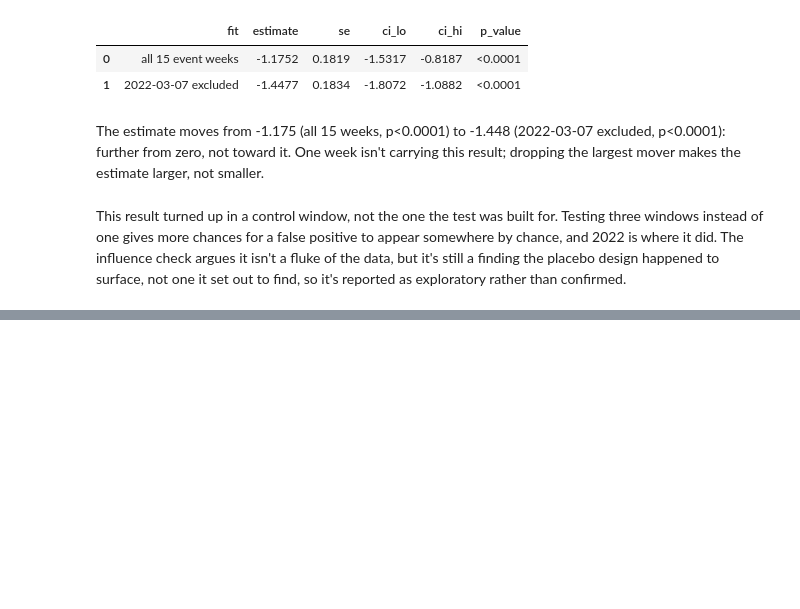
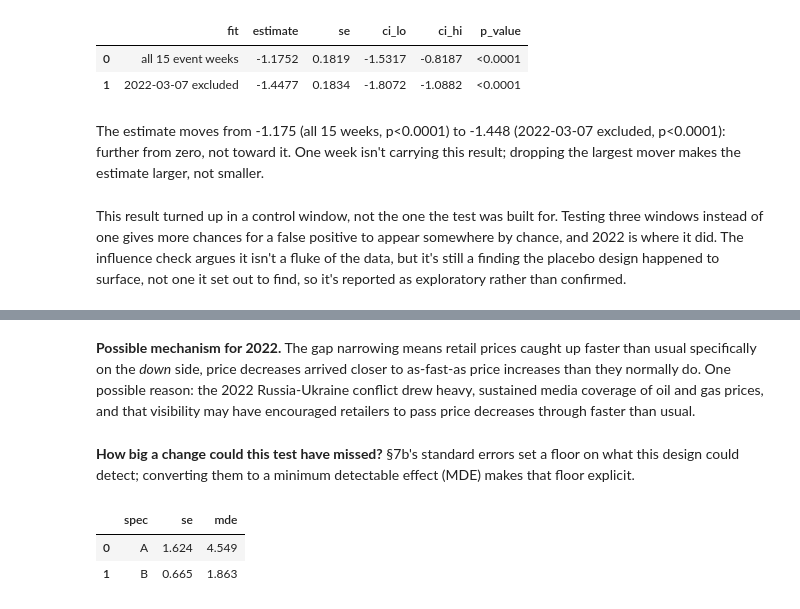
Before and after one commit to ElKuksi/gasoline-rockets-and-feathers, a Jupyter notebook: notebooks/07_2026_event_study.ipynb, the cells around one changed output, grey strips where cells are left out. Saved outputs shown, nothing was run; the diff lists cells and outputs as text; code cells hidden in the pictures; blank space fills up the shorter version.

```diff
--- a/notebooks/07_2026_event_study.ipynb
+++ b/notebooks/07_2026_event_study.ipynb
@@ -964,0 +976,20 @@ This result turned up in a control window, not the one the test was built for. T
+# %% [markdown]
+**Possible mechanism for 2022.** The gap narrowing means retail prices caught up faster than usual specifically on the *down* side, price decreases arrived closer to as-fast-as price increases than they normally do. One possible reason: the 2022 Russia-Ukraine conflict drew heavy, sustained media coverage of oil and gas prices, and that visibility may have encouraged retailers to pass price decreases through faster than usual.
+# %% [markdown]
+**How big a change could this test have missed?** §7b's standard errors set a floor on what this design could detect; converting them to a minimum detectable effect (MDE) makes that floor explicit.
+# %%
+from scipy.stats import norm
+
+# Minimum detectable effect (MDE): the smallest true gap-change this design could reliably
+# catch at 80% power under the standard two-sided 5% significance threshold. Uses 2026's own
+# standard errors from `asymmetry_change_table` (§7b)
+# converting an already-fitted regression's precision
+power_factor = norm.ppf(0.975) + norm.ppf(0.80)  # ≈ 2.80
+
+mde_2026 = asymmetry_change_table[asymmetry_change_table["window"] == "2026"].copy()
+mde_2026["mde"] = power_factor * mde_2026["se"]
+mde_2026[["spec", "se", "mde"]].round(3)
+# %% [output]
+|  | spec | se | mde |
+| 0 | A | 1.624 | 4.549 |
+| 1 | B | 0.665 | 1.863 |
```
Also changed, not shown: parts of 7 cells of this notebook.
